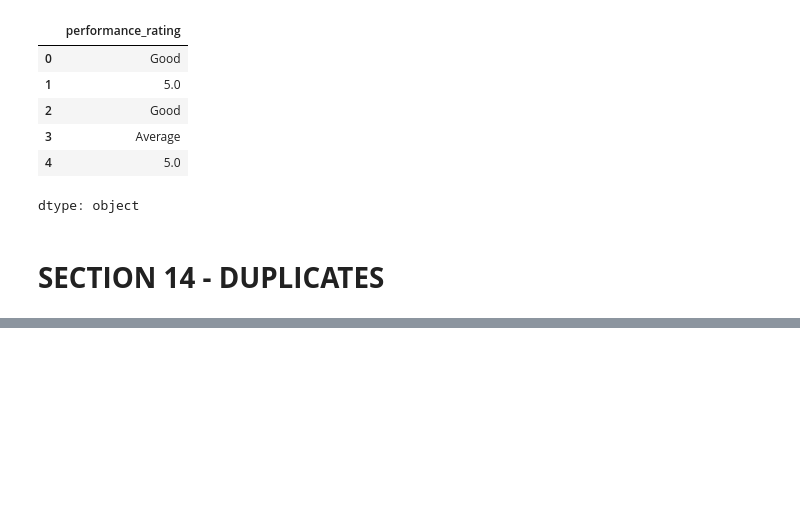
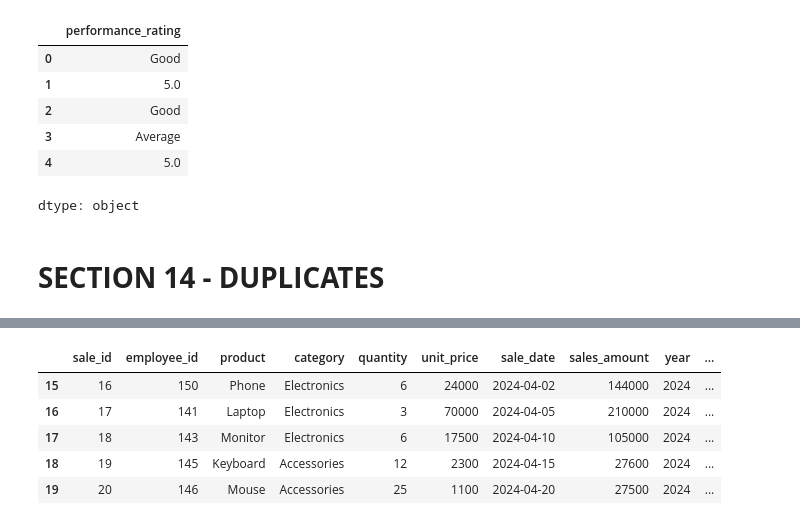
Before and after one commit to Vasista-G/GoogleCollab_Python, a Jupyter notebook: PandasLvL3/PandasLvL3Practice.ipynb, the cells around one changed output, grey strips where cells are left out. Cells and saved outputs as stored; diff of their text form; code cells hidden in the pictures; blank space fills up the shorter version.

```diff
--- a/PandasLvL3/PandasLvL3Practice.ipynb
+++ b/PandasLvL3/PandasLvL3Practice.ipynb
@@ -497,0 +630,9 @@ emp["name"].duplicated(keep= False)
+# %%
+sales.tail()
+# %% [output]
+|  | sale_id | employee_id | product | category | quantity | unit_price | sale_date | sales_amount | year | ... |
+| 15 | 16 | 150 | Phone | Electronics | 6 | 24000 | 2024-04-02 | 144000 | 2024 | ... |
+| 16 | 17 | 141 | Laptop | Electronics | 3 | 70000 | 2024-04-05 | 210000 | 2024 | ... |
+| 17 | 18 | 143 | Monitor | Electronics | 6 | 17500 | 2024-04-10 | 105000 | 2024 | ... |
+| 18 | 19 | 145 | Keyboard | Accessories | 12 | 2300 | 2024-04-15 | 27600 | 2024 | ... |
+| 19 | 20 | 146 | Mouse | Accessories | 25 | 1100 | 2024-04-20 | 27500 | 2024 | ... |
```
Also changed, not shown: parts of 16 cells of this notebook.
